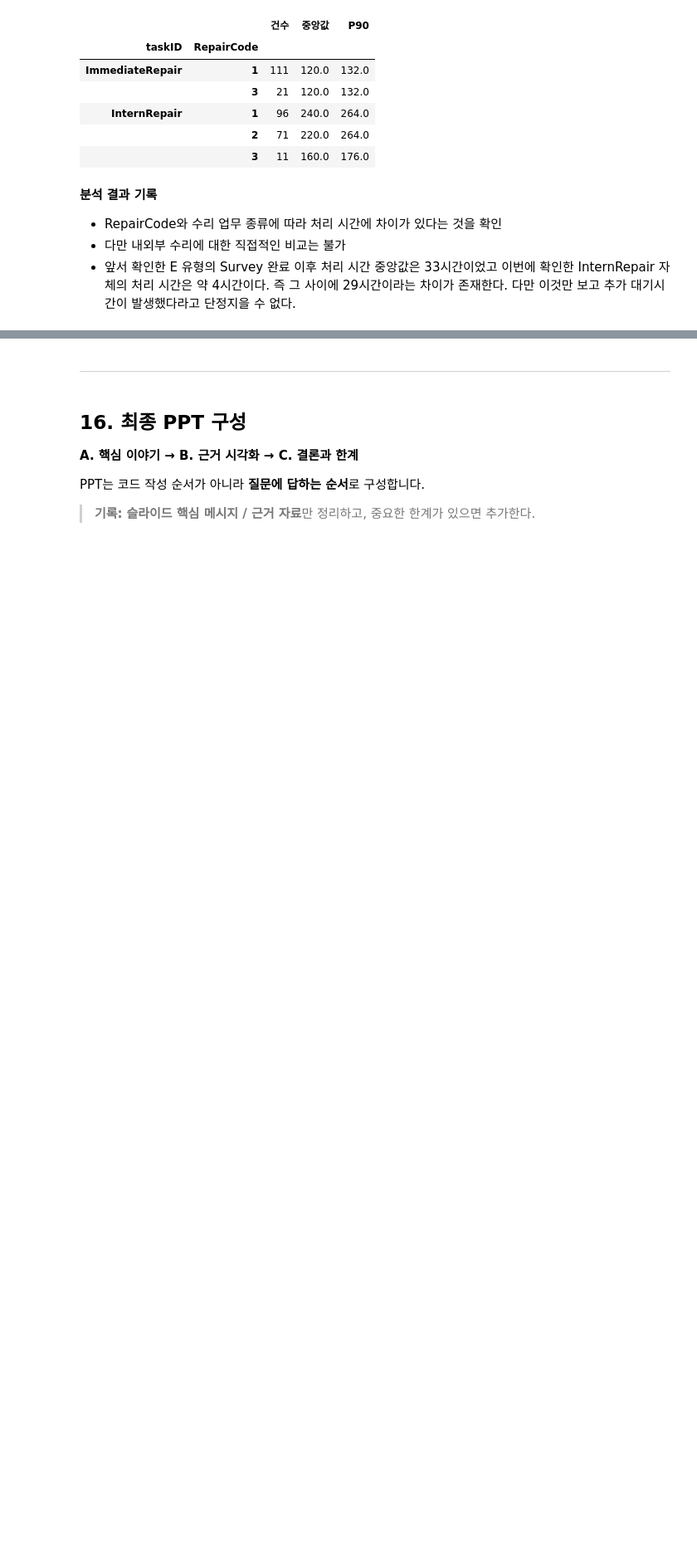
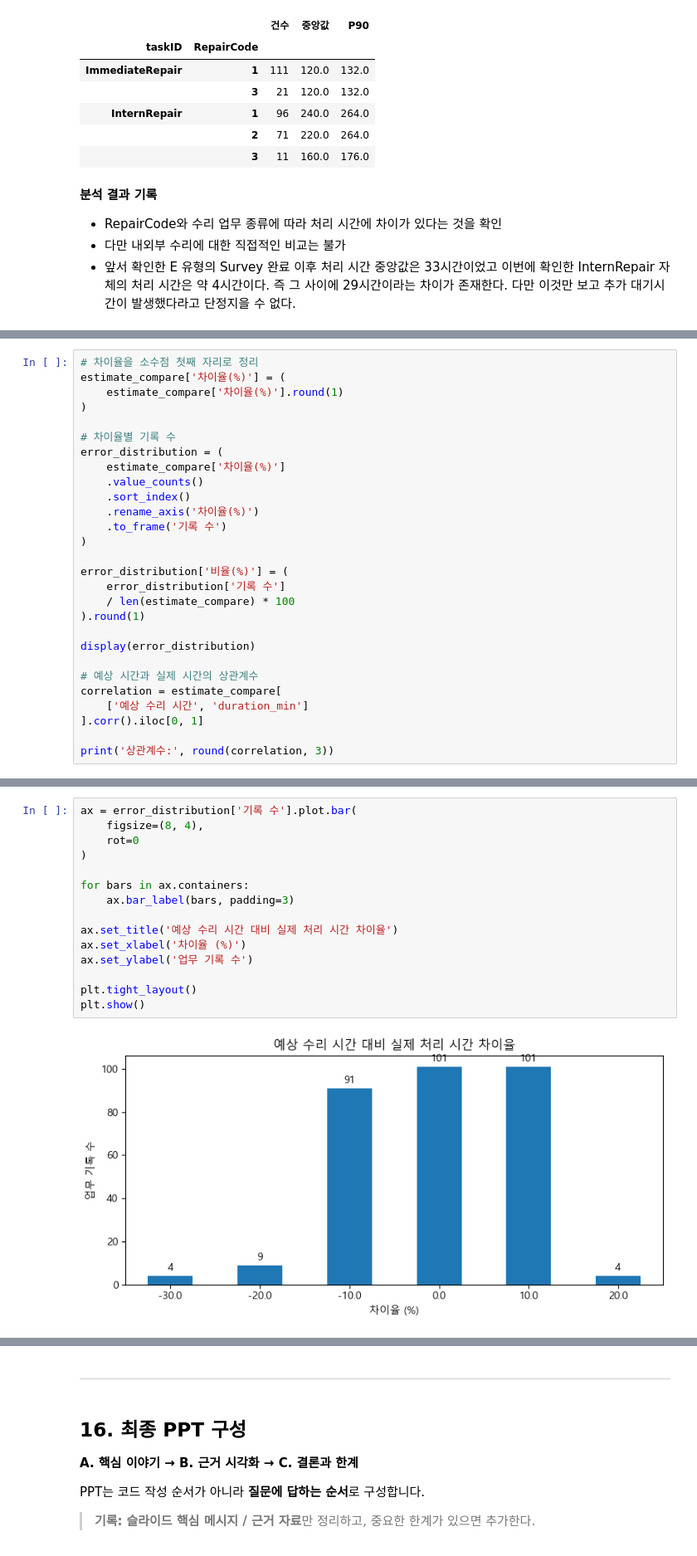
Before and after one commit to roh-git/DA_Assignment, a Jupyter notebook: repair2_분석.ipynb, the cells around one changed output, grey strips where cells are left out. Shown at 83% size. Drawn from its saved outputs; the diff is of its cells as text; blank space fills up the shorter version.

```diff
--- a/repair2_분석.ipynb
+++ b/repair2_분석.ipynb
@@ -4409,0 +4360,28 @@ display(repair_code_summary)
+# %%
+# 차이율을 소수점 첫째 자리로 정리
+estimate_compare['차이율(%)'] = (
+    estimate_compare['차이율(%)'].round(1)
+)
+
+# 차이율별 기록 수
+error_distribution = (
+    estimate_compare['차이율(%)']
+    .value_counts()
+    .sort_index()
+    .rename_axis('차이율(%)')
+    .to_frame('기록 수')
+)
+
+error_distribution['비율(%)'] = (
+    error_distribution['기록 수']
+    / len(estimate_compare) * 100
+).round(1)
+
+display(error_distribution)
+
+# 예상 시간과 실제 시간의 상관계수
+correlation = estimate_compare[
+    ['예상 수리 시간', 'duration_min']
+].corr().iloc[0, 1]
+
+print('상관계수:', round(correlation, 3))
@@ -4409,0 +4398,17 @@ display(repair_code_summary)
+# %%
+ax = error_distribution['기록 수'].plot.bar(
+    figsize=(8, 4),
+    rot=0
+)
+
+for bars in ax.containers:
+    ax.bar_label(bars, padding=3)
+
+ax.set_title('예상 수리 시간 대비 실제 처리 시간 차이율')
+ax.set_xlabel('차이율 (%)')
+ax.set_ylabel('업무 기록 수')
+
+plt.tight_layout()
+plt.show()
+# %% [output]
+[figure, added]
```
Also changed, not shown: parts of 52 cells of this notebook.
